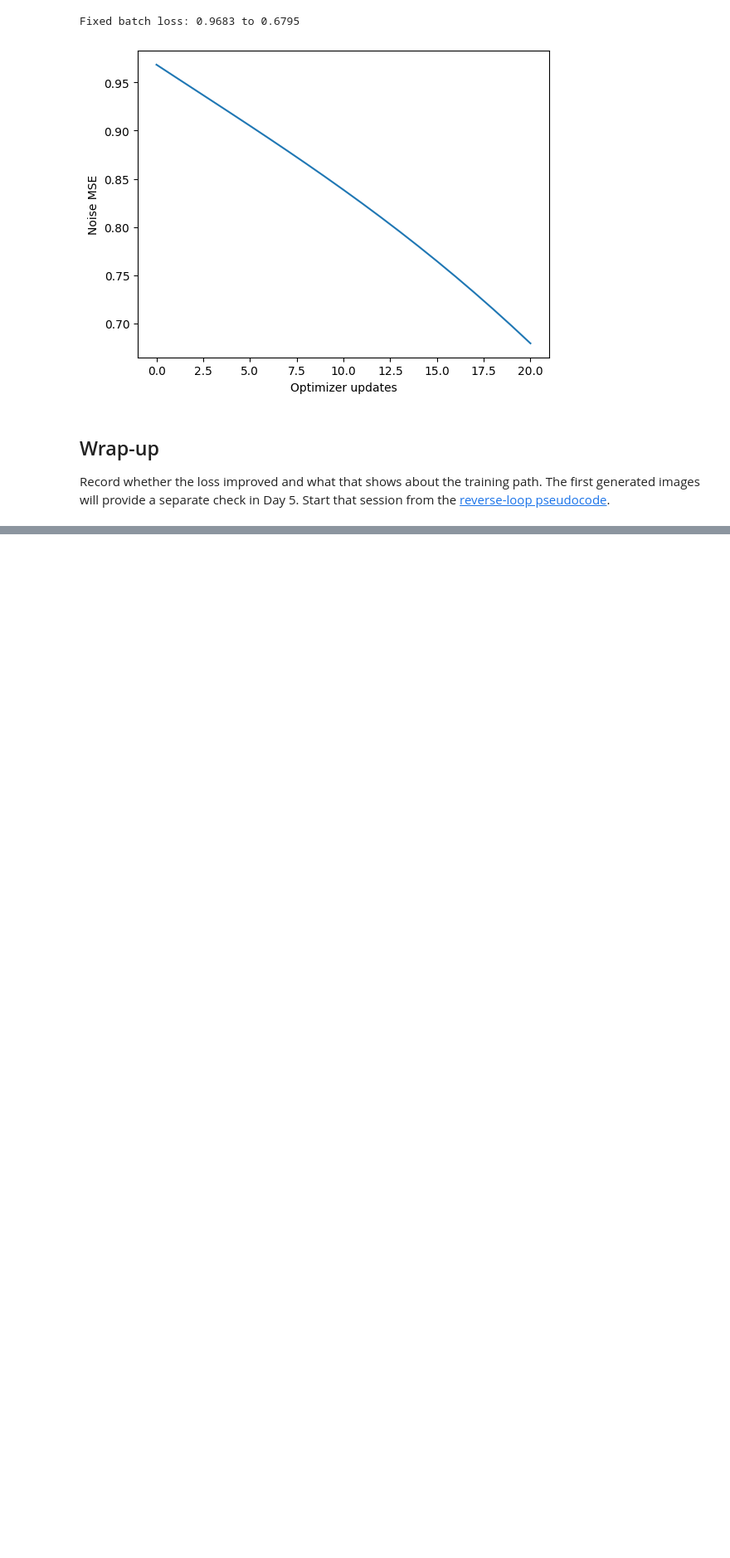
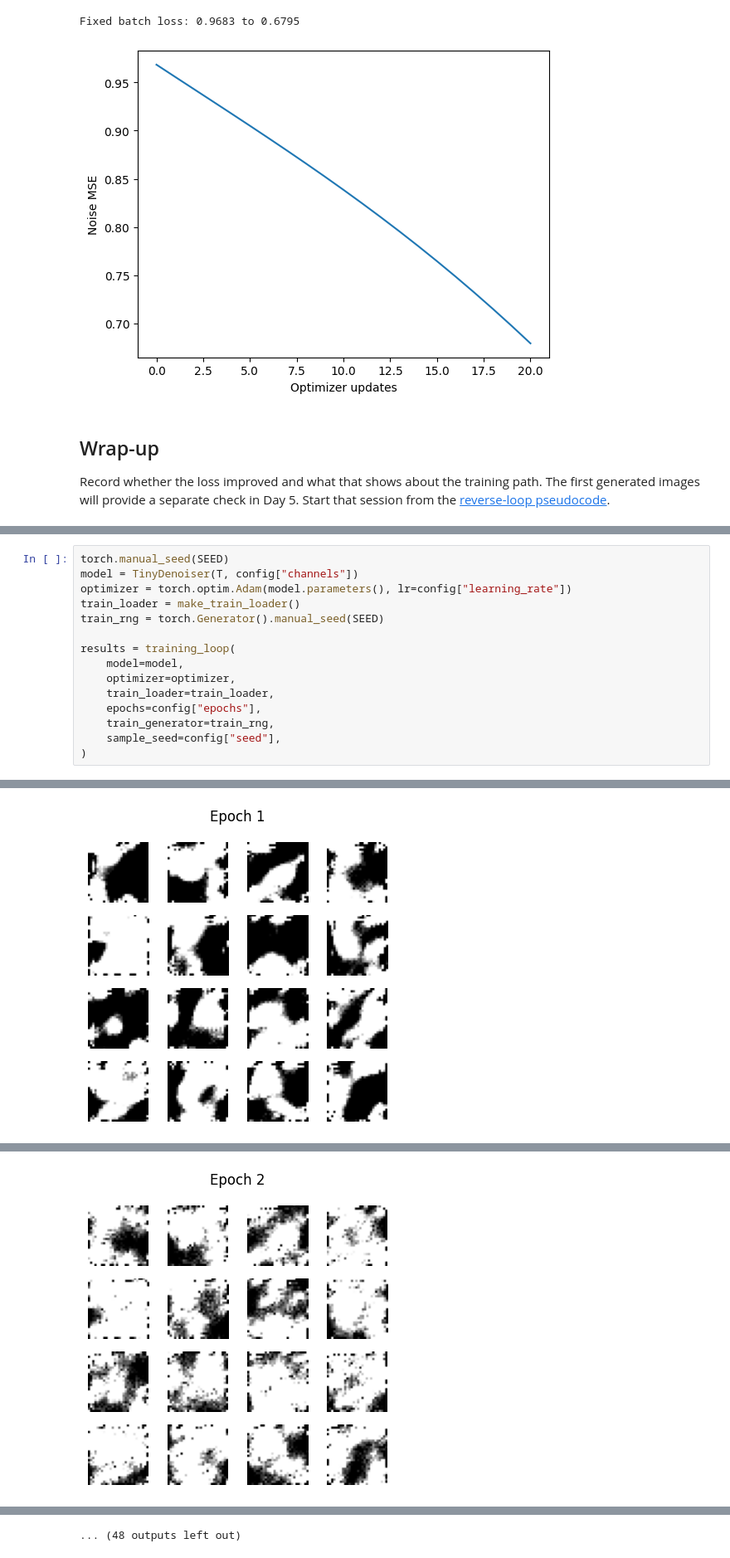
Before and after one commit to juancopi81/diffusion-research-curriculum, a Jupyter notebook: notebooks/w16_train_tiny_ddpm_mnist_solved.ipynb, the cells around one changed output, grey strips where cells are left out. Shown at 83% size. Cells and saved outputs as stored; diff of their text form; blank space fills up the shorter version.

Commit message:
week16: complete day5 DDPM training and sampling

```diff
--- a/notebooks/w16_train_tiny_ddpm_mnist_solved.ipynb
+++ b/notebooks/w16_train_tiny_ddpm_mnist_solved.ipynb
@@ -241,0 +375,16 @@ Record whether the loss improved and what that shows about the training path. Th
+# %%
+torch.manual_seed(SEED)
+model = TinyDenoiser(T, config["channels"])
+optimizer = torch.optim.Adam(model.parameters(), lr=config["learning_rate"])
+train_loader = make_train_loader()
+train_rng = torch.Generator().manual_seed(SEED)
+
+results = training_loop(
+    model=model,
+    optimizer=optimizer,
+    train_loader=train_loader,
+    epochs=config["epochs"],
+    train_generator=train_rng,
+    sample_seed=config["seed"],
+)
+# %% [output]
@@ -241,0 +393 @@ Record whether the loss improved and what that shows about the training path. Th
+[figure, added]
@@ -241,0 +396 @@ Record whether the loss improved and what that shows about the training path. Th
+[figure, added]
@@ -241,0 +409 @@ Record whether the loss improved and what that shows about the training path. Th
+... (48 outputs left out)
```
Also changed, not shown: parts of 12 cells of this notebook, 5 other files.
